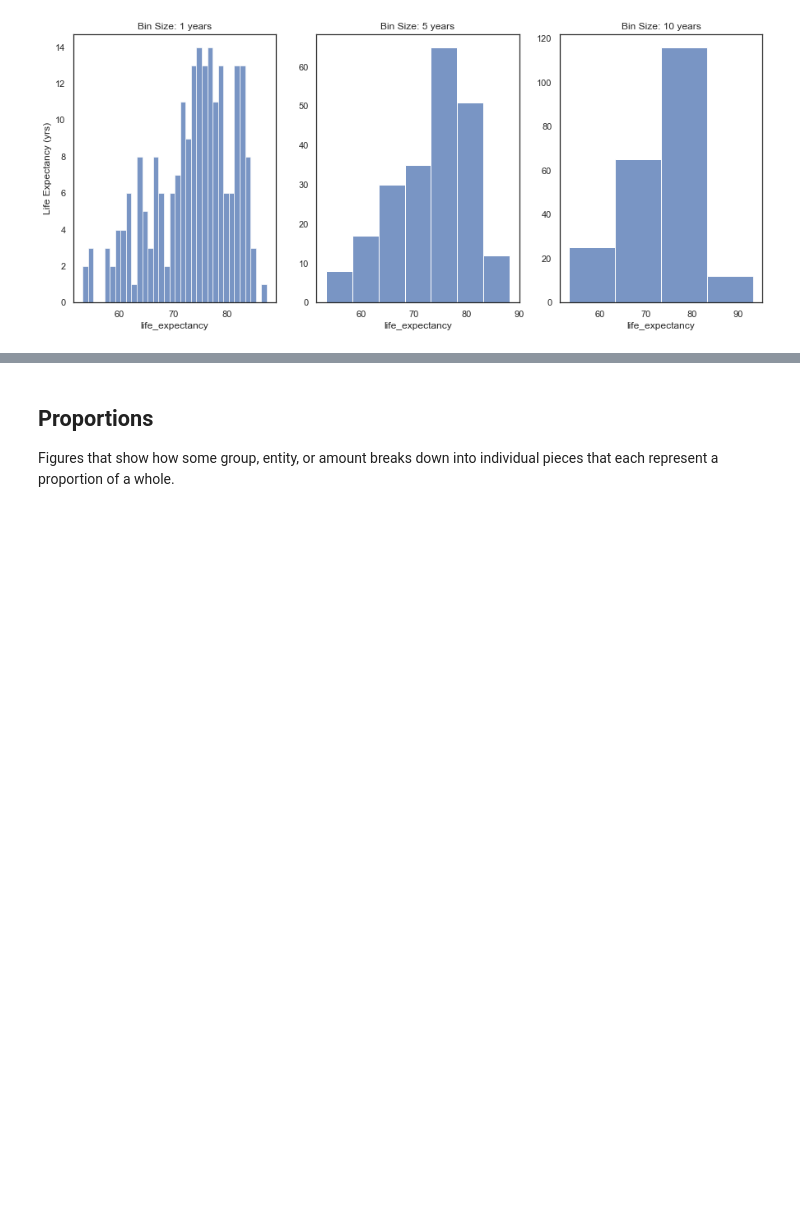
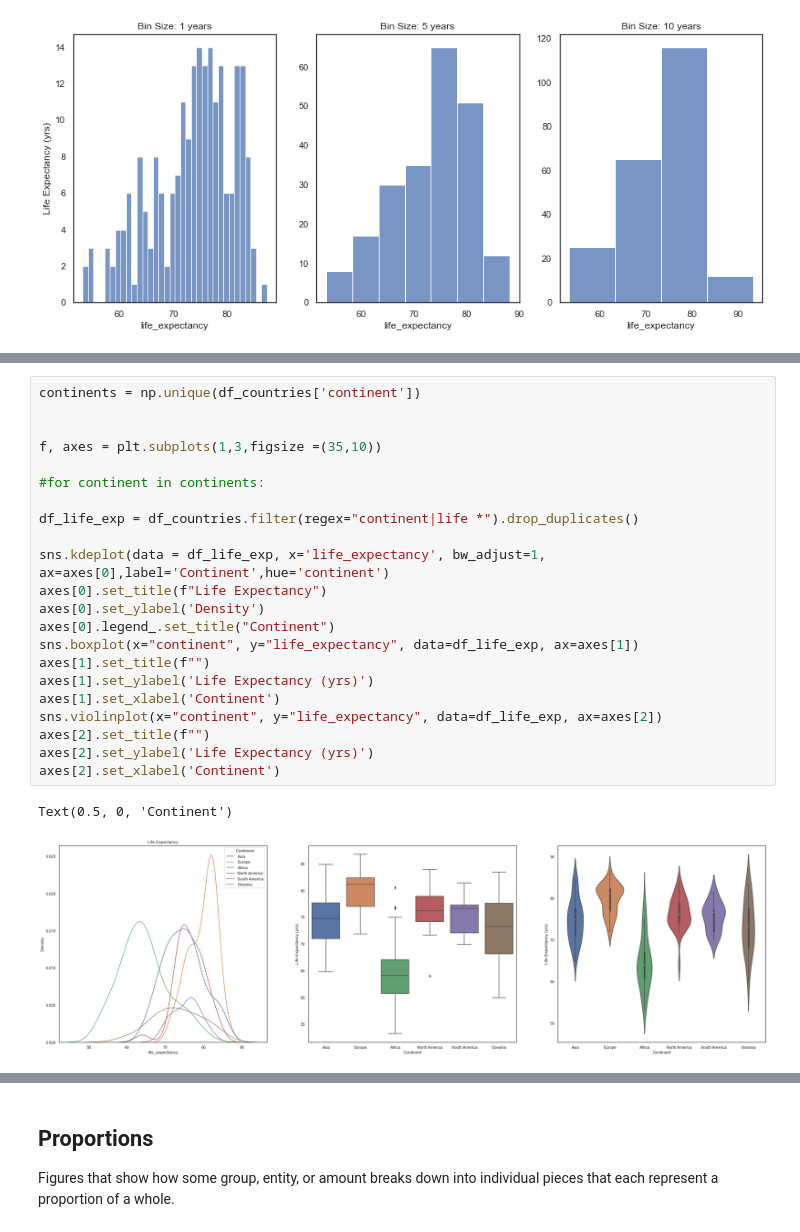
Before and after one commit to alan-turing-institute/rds-course, a Jupyter notebook: coursebook/modules/m3/m3.3.ipynb, the cells around one changed output, grey strips where cells are left out. Cells and saved outputs as stored; diff of their text form; blank space fills up the shorter version.

```diff
--- a/coursebook/modules/m3/m3.3.ipynb
+++ b/coursebook/modules/m3/m3.3.ipynb
@@ -176,0 +183,25 @@ plt.show()
+# %%
+continents = np.unique(df_countries['continent'])
+
+
+f, axes = plt.subplots(1,3,figsize =(35,10))
+
+#for continent in continents:
+
+df_life_exp = df_countries.filter(regex="continent|life *").drop_duplicates()
+
+sns.kdeplot(data = df_life_exp, x='life_expectancy', bw_adjust=1, ax=axes[0],label='Continent',hue='continent')
+axes[0].set_title(f"Life Expectancy")
+axes[0].set_ylabel('Density')
+axes[0].legend_.set_title("Continent")
+sns.boxplot(x="continent", y="life_expectancy", data=df_life_exp, ax=axes[1])
+axes[1].set_title(f"")
+axes[1].set_ylabel('Life Expectancy (yrs)')
+axes[1].set_xlabel('Continent')
+sns.violinplot(x="continent", y="life_expectancy", data=df_life_exp, ax=axes[2])
+axes[2].set_title(f"")
+axes[2].set_ylabel('Life Expectancy (yrs)')
+axes[2].set_xlabel('Continent')
+# %% [output]
+Text(0.5, 0, 'Continent')
+[figure, added]
```
Also changed, not shown: parts of 16 cells of this notebook, 1 other file.
